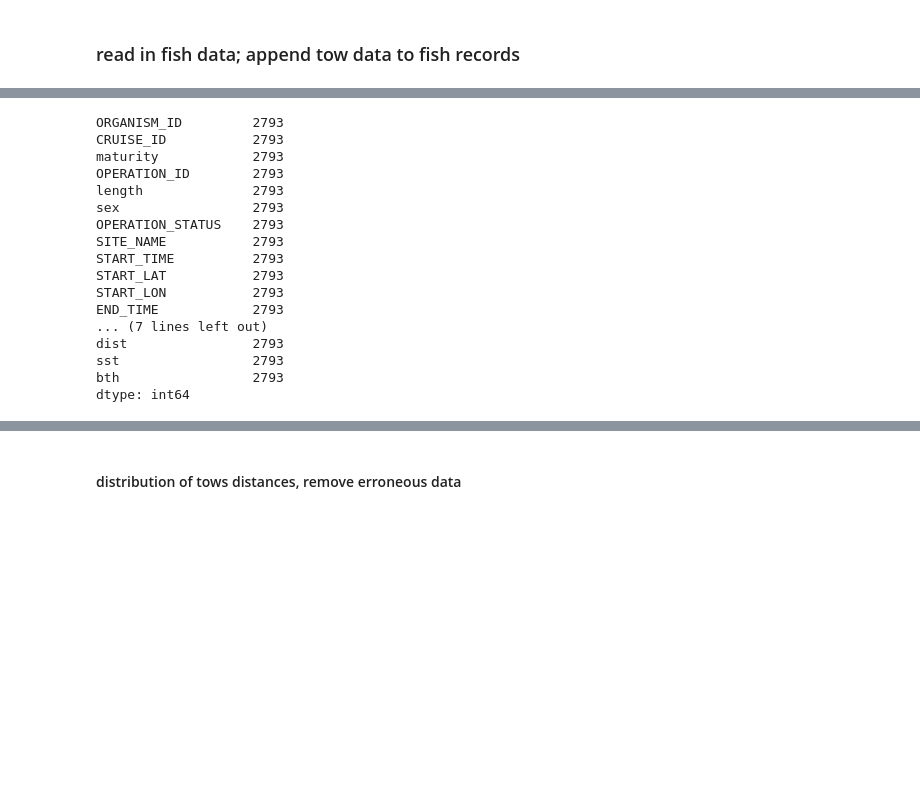
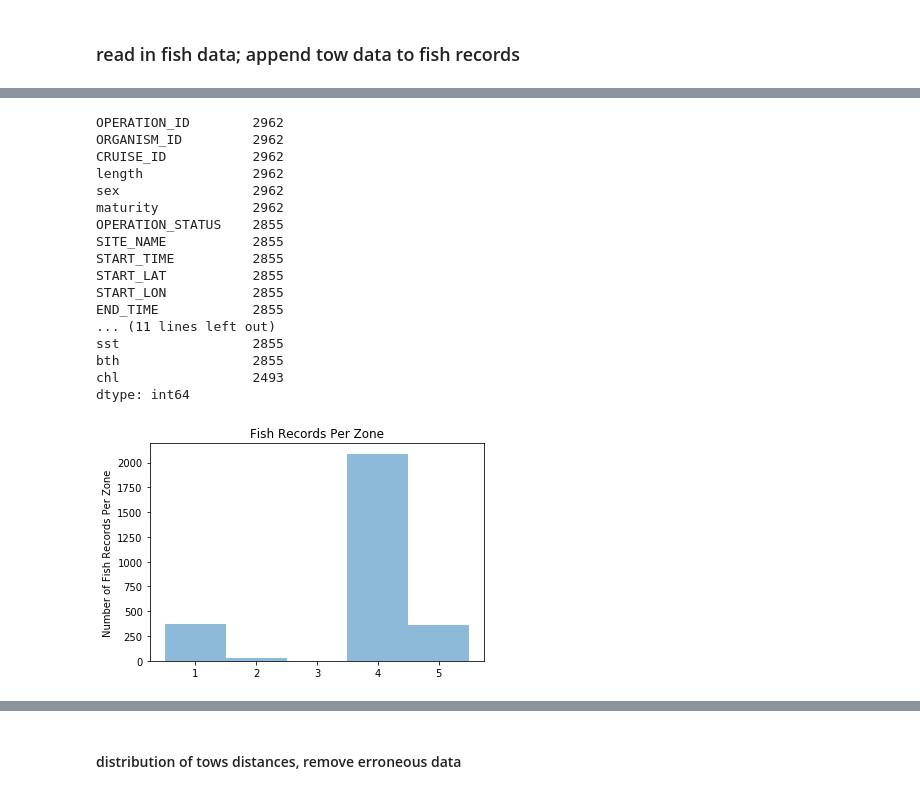
Before and after one commit to lukemckinstry/hack4sea, a Jupyter notebook: notebooks/tows.ipynb, the cells around one changed output, grey strips where cells are left out. Saved outputs shown, nothing was run; the diff lists cells and outputs as text; code cells hidden in the pictures; blank space fills up the shorter version.

```diff
--- a/notebooks/tows.ipynb
+++ b/notebooks/tows.ipynb
@@ -155,22 +192,37 @@ sex             2897
 dtype: int64
 # %%
-fishtow_df = pd.merge(fish_df, tow_df, how='inner', on=['OPERATION_ID', 'CRUISE_ID'] )
+fishtow_df = pd.merge(fish_df, tow_df, how='left', on=['OPERATION_ID', 'CRUISE_ID'] )
 fishtow_df.count()
 # %% [output]
-ORGANISM_ID         2793
-CRUISE_ID           2793
-maturity            2793
-OPERATION_ID        2793
-length              2793
-sex                 2793
-OPERATION_STATUS    2793
-SITE_NAME           2793
-START_TIME          2793
-START_LAT           2793
-START_LON           2793
-END_TIME            2793
-... (7 lines left out)
-dist                2793
-sst                 2793
-bth                 2793
+OPERATION_ID        2962
+ORGANISM_ID         2962
+CRUISE_ID           2962
+length              2962
+sex                 2962
+maturity            2962
+OPERATION_STATUS    2855
+SITE_NAME           2855
+START_TIME          2855
+START_LAT           2855
+START_LON           2855
+END_TIME            2855
+... (11 lines left out)
+sst                 2855
+bth                 2855
+chl                 2493
 dtype: int64
+# %%
+#show dist of tows by zone
+y_pos = np.arange(1,6)
+tows = []
+bar_width =1
+for zone in range(1,6):
+    tows.append( len([ i for i in fishtow_df['zone'] if i == zone]))
+plt.bar(y_pos, tows, bar_width, align='center', alpha=0.5)
+plt.xticks(y_pos, y_pos)
+plt.ylabel('Number of Fish Records Per Zone')
+plt.title('Fish Records Per Zone')
+plt.savefig( '../data/raw/fish_rec_dist.png')
+plt.show()
+# %% [output]
+[figure, added]
```
Also changed, not shown: parts of 14 cells of this notebook, 3 other files.
